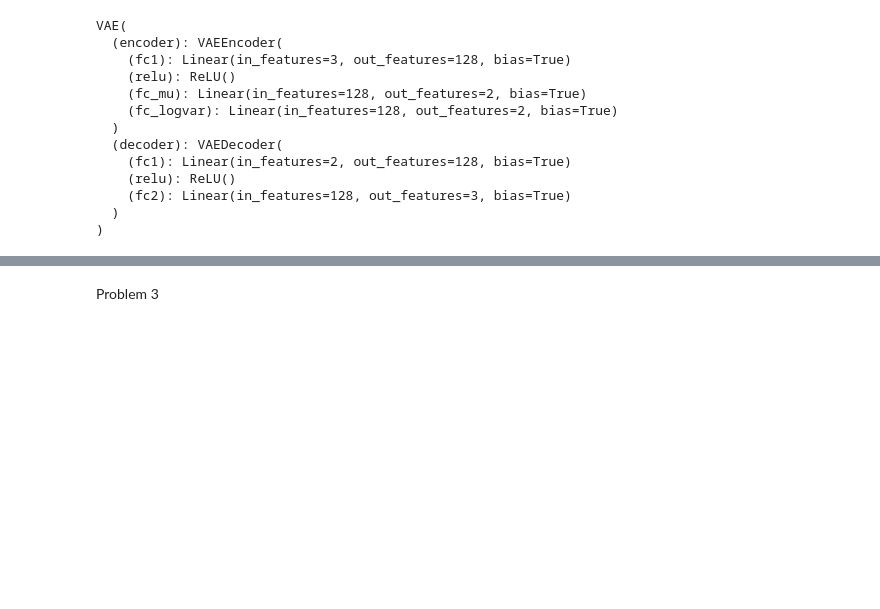
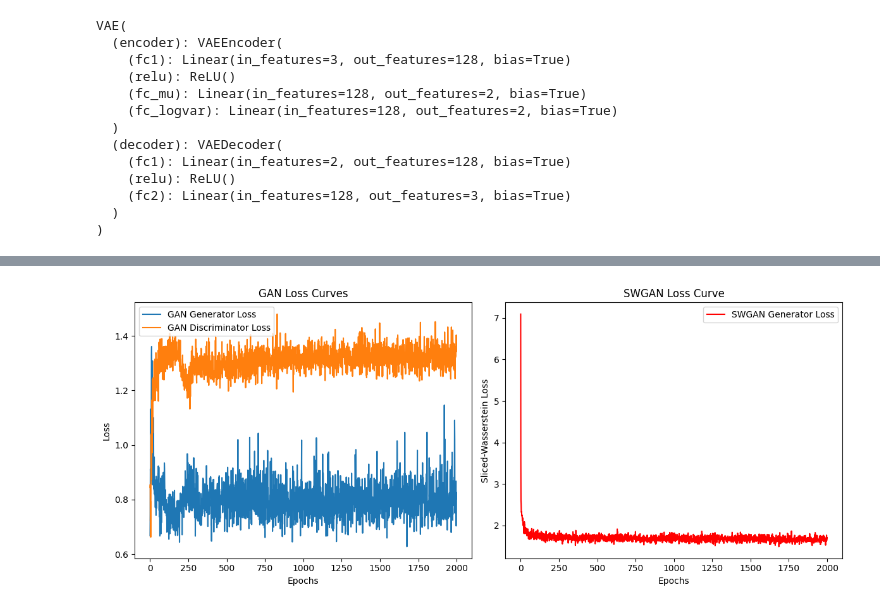
Before and after one commit to mukhsadr/assignments-data, a Jupyter notebook: HMA3.ipynb, the cells around one changed output, grey strips where cells are left out. Saved outputs shown, nothing was run; the diff lists cells and outputs as text; code cells hidden in the pictures; blank space fills up the shorter version.

```diff
--- a/HMA3.ipynb
+++ b/HMA3.ipynb
@@ -946,2 +910,24 @@ Time embedding shape: torch.Size([3, 128])
-# %% [markdown]
-Problem 3
+# %%
+plt.figure(figsize=(12, 5))
+
+# GAN Loss Curves
+plt.subplot(1, 2, 1)
+plt.plot(G_losses, label="GAN Generator Loss")
+plt.plot(D_losses, label="GAN Discriminator Loss")
+plt.xlabel("Epochs")
+plt.ylabel("Loss")
+plt.legend()
+plt.title("GAN Loss Curves")
+
+# SWGAN Loss Curve
+plt.subplot(1, 2, 2)
+plt.plot(G_sw_losses, label="SWGAN Generator Loss", color='r')
+plt.xlabel("Epochs")
+plt.ylabel("Sliced-Wasserstein Loss")
+plt.legend()
+plt.title("SWGAN Loss Curve")
+
+plt.tight_layout()
+plt.show()
+# %% [output]
+[figure, added]
```
Also changed, not shown: parts of 22 cells of this notebook.
